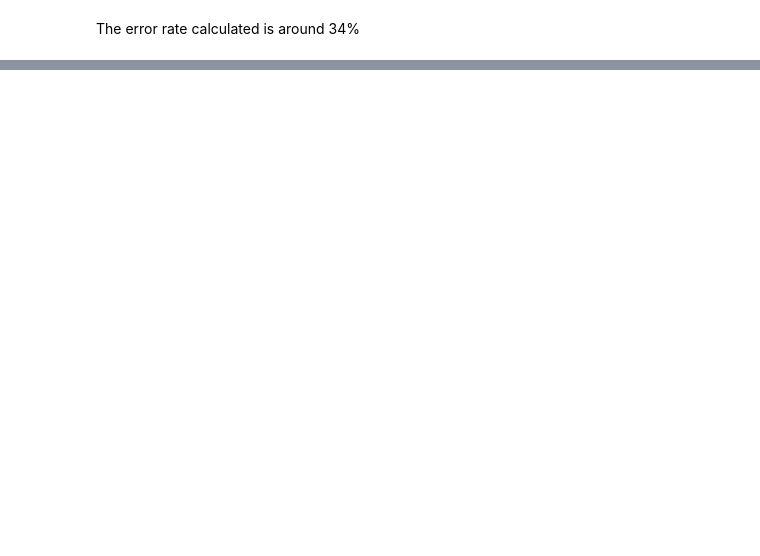
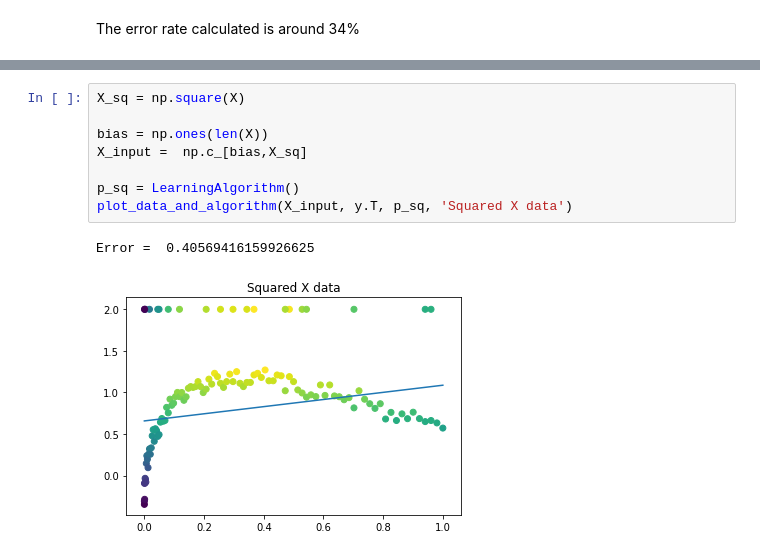
Before and after one commit to vipulpopat/MSCAI_Sem1_Etivity3, a Jupyter notebook: Etivity3_ID18195121_LinearRegression.ipynb, the cells around one changed output, grey strips where cells are left out. Drawn from its saved outputs; the diff is of its cells as text; blank space fills up the shorter version.

```diff
--- a/Etivity3_ID18195121_LinearRegression.ipynb
+++ b/Etivity3_ID18195121_LinearRegression.ipynb
@@ -131,0 +130,11 @@ TODO - Calculate the error rate for X_square
+# %%
+X_sq = np.square(X)
+
+bias = np.ones(len(X))
+X_input =  np.c_[bias,X_sq]
+
+p_sq = LearningAlgorithm()
+plot_data_and_algorithm(X_input, y.T, p_sq, 'Squared X data')
+# %% [output]
+Error =  0.40569416159926625
+[figure, added]
```
Also changed, not shown: parts of 9 cells of this notebook.
